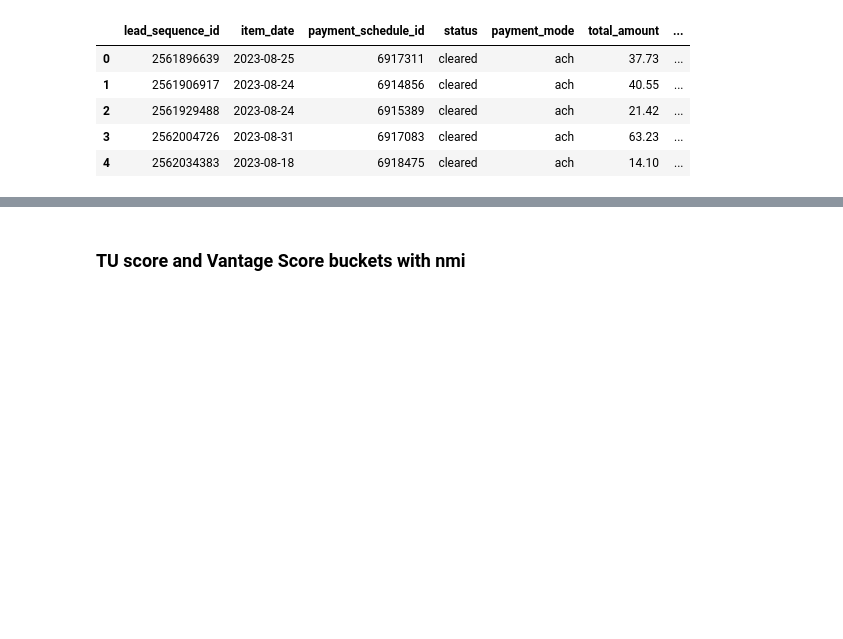
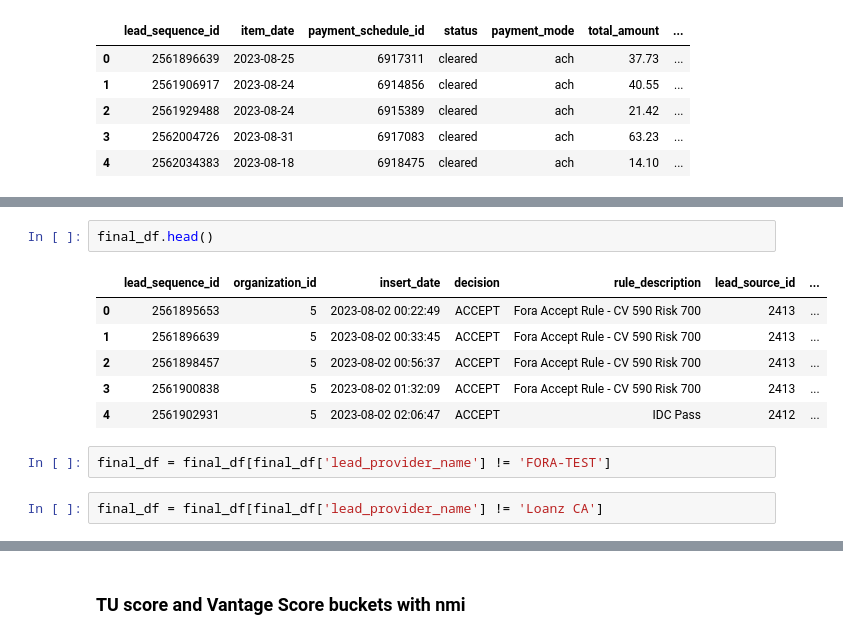
Before and after one commit to ethan-propel/projects, a Jupyter notebook: Defaults by income.ipynb, the cells around one changed output, grey strips where cells are left out. Saved outputs shown, nothing was run; the diff lists cells and outputs as text; blank space fills up the shorter version.

```diff
--- a/Defaults by income.ipynb
+++ b/Defaults by income.ipynb
@@ -202,0 +221,13 @@ final_df.shape
+# %%
+final_df.head()
+# %% [output]
+|  | lead_sequence_id | organization_id | insert_date | decision | rule_description | lead_source_id | ... |
+| 0 | 2561895653 | 5 | 2023-08-02 00:22:49 | ACCEPT | Fora Accept Rule - CV 590 Risk 700 | 2413 | ... |
+| 1 | 2561896639 | 5 | 2023-08-02 00:33:45 | ACCEPT | Fora Accept Rule - CV 590 Risk 700 | 2413 | ... |
+| 2 | 2561898457 | 5 | 2023-08-02 00:56:37 | ACCEPT | Fora Accept Rule - CV 590 Risk 700 | 2413 | ... |
+| 3 | 2561900838 | 5 | 2023-08-02 01:32:09 | ACCEPT | Fora Accept Rule - CV 590 Risk 700 | 2413 | ... |
+| 4 | 2561902931 | 5 | 2023-08-02 02:06:47 | ACCEPT | IDC Pass | 2412 | ... |
+# %%
+final_df = final_df[final_df['lead_provider_name'] != 'FORA-TEST']
+# %%
+final_df = final_df[final_df['lead_provider_name'] != 'Loanz CA']
```
Also changed, not shown: parts of 45 cells of this notebook.
